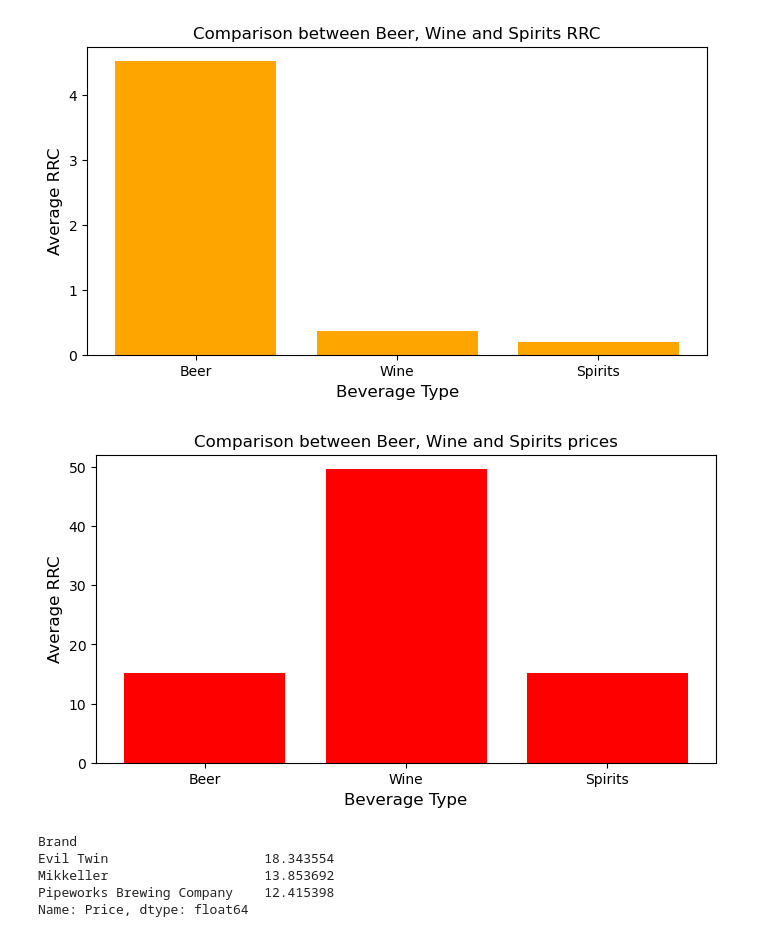
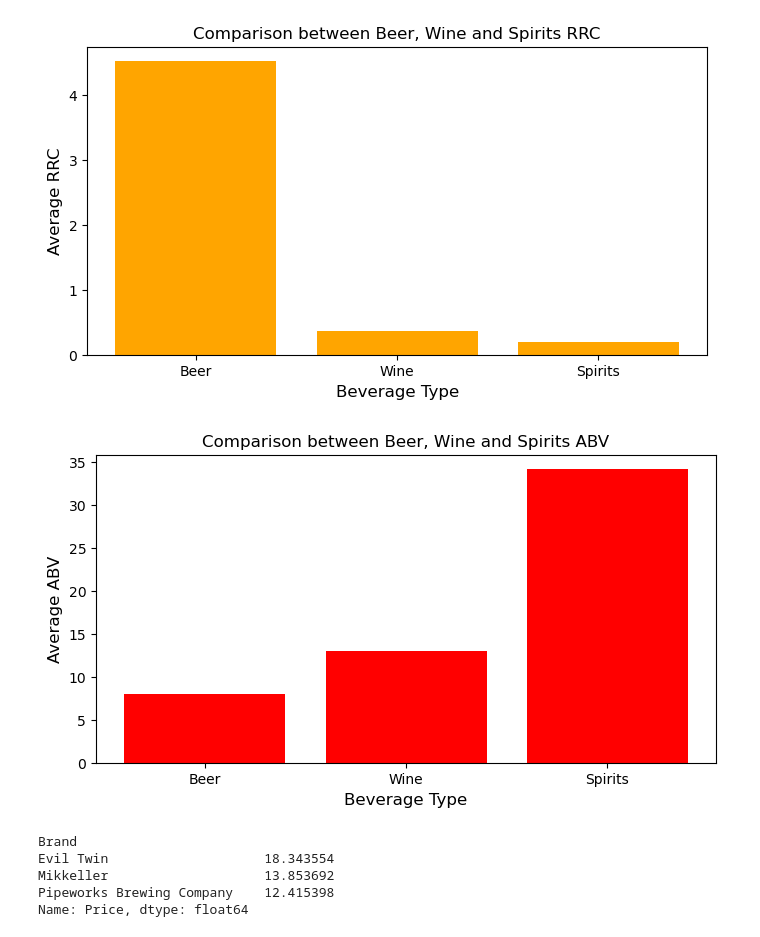
Before and after one commit to JShields07/Project-1, a Jupyter notebook: Main file.ipynb, the cells around one changed output. Cells and saved outputs as stored; diff of their text form; code cells hidden in the pictures.

```diff
--- a/Main file.ipynb
+++ b/Main file.ipynb
@@ -307,21 +307,21 @@ plt.show()
 # %%
 # Create a list of the average rating for each beverage type
 avg_abv = [beer_avg_abv, wine_avg_abv, spirits_avg_abv]
 
 # Create a list of the beverage types
 beverage_types = ['Beer', 'Wine', 'Spirits']
 
 plt.figure(figsize=(8, 4))
 
-plt.bar(beverage_types, avg_prices, color="Red")
+plt.bar(beverage_types, avg_abv, color="Red")
 
-plt.title("Comparison between Beer, Wine and Spirits prices", fontsize=12)
+plt.title("Comparison between Beer, Wine and Spirits ABV", fontsize=12)
 plt.xlabel("Beverage Type", fontsize=12)
-plt.ylabel("Average RRC", fontsize=12)
+plt.ylabel("Average ABV", fontsize=12)
 
 plt.show()
 # %% [output]
-[figure, old version]
+[figure, new version]
 # %%
 
 # Prices comparison per brand in beer
```
Also changed, not shown: parts of 1 cell of this notebook.
